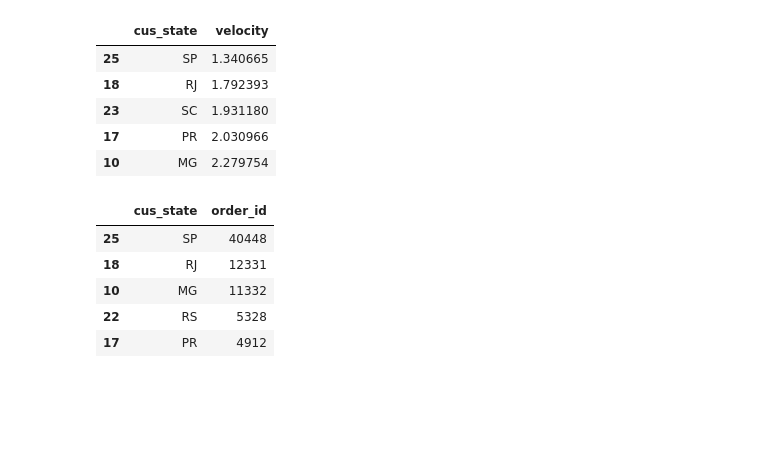
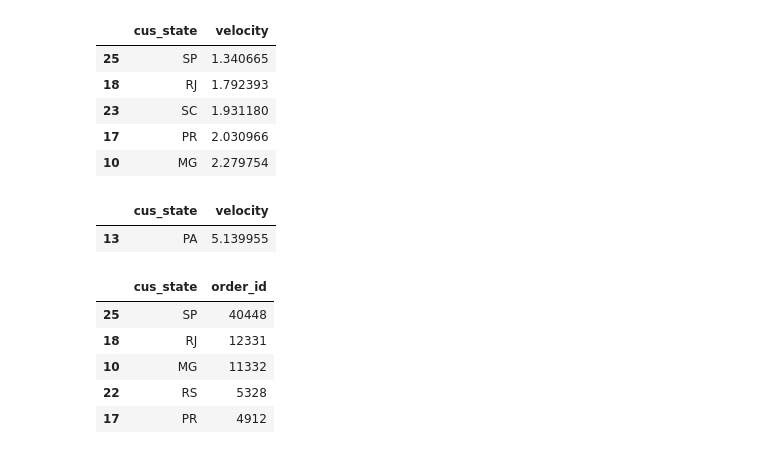
Before and after one commit to yunwe/olist-logistics-efficiency, a Jupyter notebook: notebooks/States.ipynb, the cells around one changed output. Saved outputs shown, nothing was run; the diff lists cells and outputs as text; code cells hidden in the pictures; blank space fills up the shorter version.

```diff
--- a/notebooks/States.ipynb
+++ b/notebooks/States.ipynb
@@ -156,6 +157,11 @@ gp1.head()
 | 23 | SC | 1.931180 |
 | 17 | PR | 2.030966 |
 | 10 | MG | 2.279754 |
+# %%
+gp1[gp1['cus_state'] == 'PA']
+# %% [output]
+|  | cus_state | velocity |
+| 13 | PA | 5.139955 |
 # %%
 gp2 = df.groupby("cus_state")["order_id"].nunique().reset_index()
 gp2 = gp2.sort_values(by="order_id", ascending=False)
```
Also changed, not shown: parts of 6 cells of this notebook, 1 other file.
